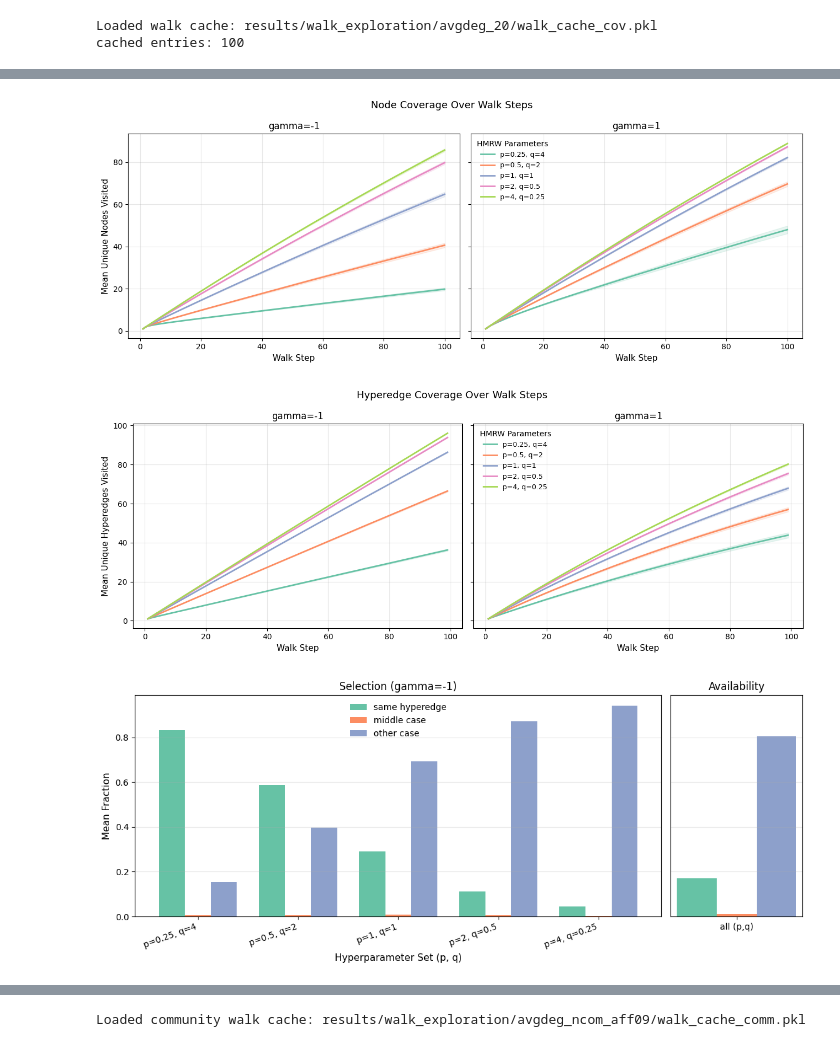
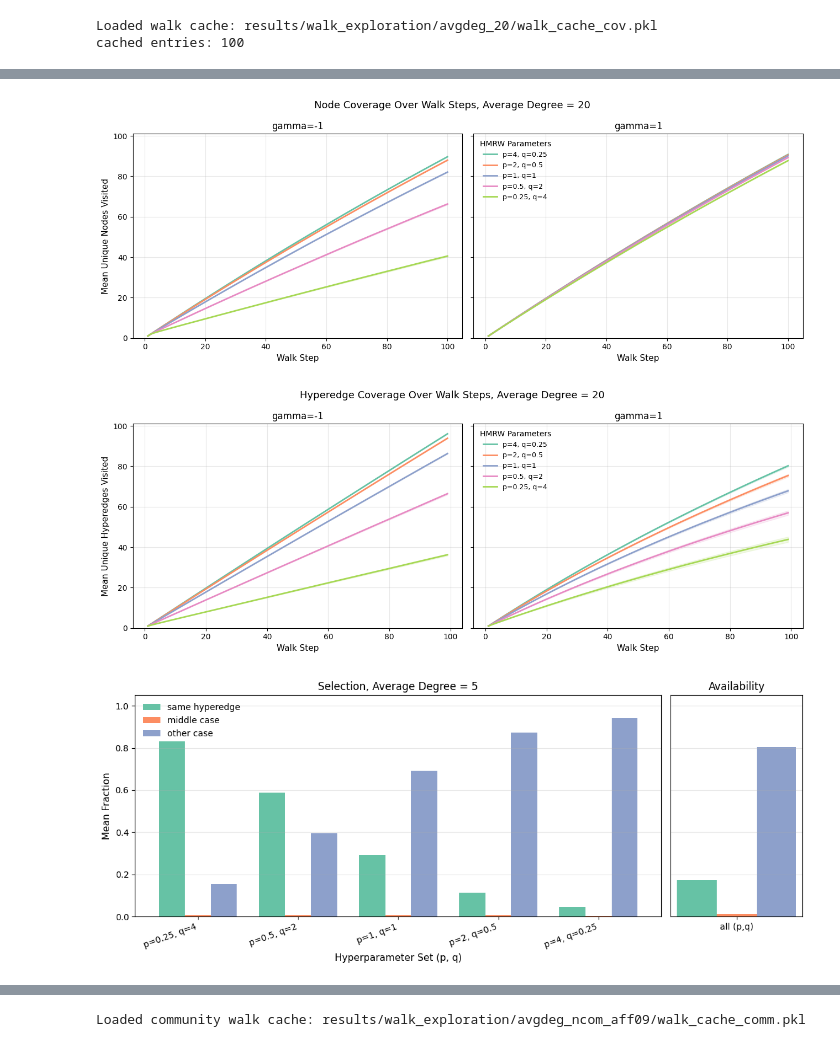
Before and after one commit to aduntslusine/hypergraphs, a Jupyter notebook: 4_walk_exploration.ipynb, the cells around one changed output, grey strips where cells are left out. Drawn from its saved outputs; the diff is of its cells as text; code cells hidden in the pictures.

Commit message:
adding new plots, removing old codes, pushing before tidying up codes

```diff
--- a/4_walk_exploration.ipynb
+++ b/4_walk_exploration.ipynb
@@ -493,7 +540,7 @@ cached community entries: 35
 results_ncom_aff06_dir.mkdir(parents=True, exist_ok=True)
 walk_cache_comm_path = results_ncom_aff06_dir / "walk_cache_comm.pkl"
 
-pq_grid = [
+pq_comm_grid = [
     (0.25, 4),
     (0.5, 2),
     (1, 1),
@@ -507,16 +554,16 @@ walk_length_mix = 101   # steps 0..100
 walks_per_node_mix = 5
 gammas_mix = [-1.0]
 
-Hs_comm = Hs_y_ncom_aff06
 
 if walk_cache_comm_path.exists():
     with open(walk_cache_comm_path, "rb") as f:
         walk_cache_comm = pickle.load(f)
     print(f"Loaded community walk cache: {walk_cache_comm_path}")
 else:
+    Hs_comm = Hs_y_ncom_aff06
     walk_cache_comm = {}
     for gamma_val in gammas_mix:
-        for p_i, q_i in pq_grid:
+        for p_i, q_i in pq_comm_grid:
             for g, (H_i, y_i) in enumerate(Hs_comm):
                 print((gamma_val, p_i, q_i, g))
                 walks_i, _, _ = sample_hmrw_walks(
@@ -559,0 +858,25 @@ cached community entries: 35
+# %%
+# Hyperedge coverage from cached walks (no reruns)
+walk_cache_cov = walk_5_cache_cov
+results_dir = results_5_dir
+
+fig, axes = plt.subplots(1, 2, figsize=(13, 5), sharey=True)
+for ax, gamma_val in zip(axes, [-1.0, 1.0]):
+    for i, (p_i, q_i) in enumerate(pq_grid[::-1]):
+        curves = [walk_cache_cov[(gamma_val, p_i, q_i, g)]["hyper"] for g in range(10)]
+        C = np.vstack(curves)
+        mean_c, std_c = C.mean(axis=0), C.std(axis=0)
+        steps = np.arange(1, len(mean_c) + 1)
+        c = colors[i % len(colors)]
+        ax.plot(steps, mean_c, color=c, lw=2, label=f"p={p_i}, q={q_i}")
+        ax.fill_between(steps, mean_c - std_c, mean_c + std_c, color=c, alpha=0.15)
+    ax.set_xlabel("Walk Step", fontsize=11)
+    ax.set_title(f"gamma={gamma_val:.0f}", fontsize=12)
+    ax.grid(alpha=0.3)
+axes[0].set_ylabel("Mean Unique Hyperedges Visited", fontsize=11)
+axes[1].legend(frameon=False, title="HMRW Parameters", fontsize=9)
+axes[1].set_ylim(0.0, 101)
+fig.suptitle("Hyperedge Coverage Over Walk Steps, Average Degree = 5", fontsize=13)
+fig.tight_layout()
+fig.savefig(results_dir / "hyperedge_coverage_pq_gamma_subplots.png", dpi=300, bbox_inches="tight")
+plt.show()
@@ -560,29 +885,30 @@ cached community entries: 35
 # %%
 # Node coverage from cached walks (no reruns)
-walk_cache_cov = walk_5_cache_cov
-results_dir = results_5_dir
+walk_cache_cov = walk_20_cache_cov
+results_dir = results_20_dir
 
 fig, axes = plt.subplots(1, 2, figsize=(13, 5), sharey=True)
 for ax, gamma_val in zip(axes, [-1.0, 1.0]):
-    for i, (p_i, q_i) in enumerate(pq_grid):
-        curves = [walk_cache_cov[(gamma_val, p_i, q_i, g)]["node"] for g in range(len(Hs_cache))]
+    for i, (p_i, q_i) in enumerate(pq_grid[::-1]):
+        curves = [walk_cache_cov[(gamma_val, p_i, q_i, g)]["node"] for g in range(10)]
         C = np.vstack(curves)
         mean_c, std_c = C.mean(axis=0), C.std(axis=0)
         steps = np.arange(1, len(mean_c) + 1)
         c = colors[i % len(colors)]
         ax.plot(steps, mean_c, color=c, lw=2, label=f"p={p_i}, q={q_i}")
         ax.fill_between(steps, mean_c - std_c, mean_c + std_c, color=c, alpha=0.15)
     ax.set_xlabel("Walk Step", fontsize=11)
     ax.set_title(f"gamma={gamma_val:.0f}", fontsize=12)
     ax.grid(alpha=0.3)
 axes[0].set_ylabel("Mean Unique Nodes Visited", fontsize=11)
 axes[1].legend(frameon=False, title="HMRW Parameters", fontsize=9)
-fig.suptitle("Node Coverage Over Walk Steps", fontsize=13)
+axes[1].set_ylim(0.0, 101)
+fig.suptitle("Node Coverage Over Walk Steps, Average Degree = 20", fontsize=13)
 fig.tight_layout()
 fig.savefig(results_dir / "node_coverage_pq_gamma_subplots.png", dpi=300, bbox_inches="tight")
 plt.show()
 # %% [output]
-[figure, old version]
+[figure, new version]
 # %%
 # Hyperedge coverage from cached walks (no reruns)
 walk_cache_cov = walk_20_cache_cov
@@ -590,8 +916,8 @@ results_dir = results_20_dir
 
 fig, axes = plt.subplots(1, 2, figsize=(13, 5), sharey=True)
 for ax, gamma_val in zip(axes, [-1.0, 1.0]):
-    for i, (p_i, q_i) in enumerate(pq_grid):
-        curves = [walk_cache_cov[(gamma_val, p_i, q_i, g)]["hyper"] for g in range(len(Hs_cache))]
+    for i, (p_i, q_i) in enumerate(pq_grid[::-1]):
+        curves = [walk_cache_cov[(gamma_val, p_i, q_i, g)]["hyper"] for g in range(10)]
         C = np.vstack(curves)
         mean_c, std_c = C.mean(axis=0), C.std(axis=0)
         steps = np.arange(1, len(mean_c) + 1)
@@ -603,12 +929,13 @@ for ax, gamma_val in zip(axes, [-1.0, 1.0]):
     ax.grid(alpha=0.3)
 axes[0].set_ylabel("Mean Unique Hyperedges Visited", fontsize=11)
 axes[1].legend(frameon=False, title="HMRW Parameters", fontsize=9)
-fig.suptitle("Hyperedge Coverage Over Walk Steps", fontsize=13)
+axes[1].set_ylim(0.0, 101)
+fig.suptitle("Hyperedge Coverage Over Walk Steps, Average Degree = 20", fontsize=13)
 fig.tight_layout()
 fig.savefig(results_dir / "hyperedge_coverage_pq_gamma_subplots.png", dpi=300, bbox_inches="tight")
 plt.show()
 # %% [output]
-[figure, old version]
+[figure, new version]
 # %%
 # Stage-1 selected vs possible from cached walks (no reruns)
 walk_cache_cov = walk_5_cache_cov
@@ -621,8 +948,8 @@ group_labels = [f"p={p_i}, q={q_i}" for (p_i, q_i) in pq_grid]
 selected_vals = []
 possible_vals = []
 for p_i, q_i in pq_grid:
-    selected_curves = [walk_cache_cov[(gamma_diag, p_i, q_i, g)]["case"] for g in range(len(Hs_cache))]
-    possible_curves = [walk_cache_cov[(gamma_diag, p_i, q_i, g)]["possible"] for g in range(len(Hs_cache))]
+    selected_curves = [walk_cache_cov[(gamma_diag, p_i, q_i, g)]["case"] for g in range(10)]
+    possible_curves = [walk_cache_cov[(gamma_diag, p_i, q_i, g)]["possible"] for g in range(10)]
     selected_vals.append(np.stack(selected_curves, axis=0).mean(axis=(0, 1)))
     possible_vals.append(np.stack(possible_curves, axis=0).mean(axis=(0, 1)))
 
@@ -647,19 +974,19 @@ case_colors = ["#66c2a5", "#fc8d62", "#8da0cb"]
 fig, axes = plt.subplots(1, 2, figsize=(11.5, 4.8), gridspec_kw={"width_ratios": [4, 1]})
 for j, name in enumerate(case_names):
     axes[0].bar(x + (j - 1) * bar_w, selected_vals[:, j], width=bar_w, color=case_colors[j], label=name)
-axes[0].set_ylim(0.0, ymax * 1.05)
+axes[0].set_ylim(0.0, 1.05)
 axes[0].set_ylabel("Mean Fraction", fontsize=11)
 axes[0].set_xlabel("Hyperparameter Set (p, q)", fontsize=11)
-axes[0].set_title(f"Selection (gamma={gamma_diag:.0f})", fontsize=12)
+axes[0].set_title(f"Selection, Average Degree = 5", fontsize=12)
 axes[0].grid(axis="y", alpha=0.3)
 axes[0].set_xticks(x)
 axes[0].set_xticklabels(group_labels, rotation=20, ha="right")
-axes[0].legend(frameon=False)
+axes[0].legend(frameon=False, loc="upper left")
 
 x2 = np.array([0.0])
 for j, _ in enumerate(case_names):
     axes[1].bar(x2 + (j - 1) * bar_w, [avail_one[j]], width=bar_w, color=case_colors[j])
-axes[1].set_ylim(0.0, ymax * 1.05)
+axes[1].set_ylim(0.0, 1.05)
 axes[1].set_title("Availability", fontsize=12)
 axes[1].grid(axis="y", alpha=0.3)
 axes[1].set_xticks([0.0])
@@ -670,7 +997,7 @@ fig.tight_layout()
 fig.savefig(results_dir / "stage1_transition_cases_barplot_selected_vs_possible.png", dpi=300, bbox_inches="tight")
 plt.show()
 # %% [output]
-[figure, old version]
+[figure, new version]
 # %%
 # Stage-1 selected vs possible from cached walks (no reruns)
 walk_cache_cov = walk_20_cache_cov
```
Also changed, not shown: parts of 19 cells of this notebook, 56 other files.
